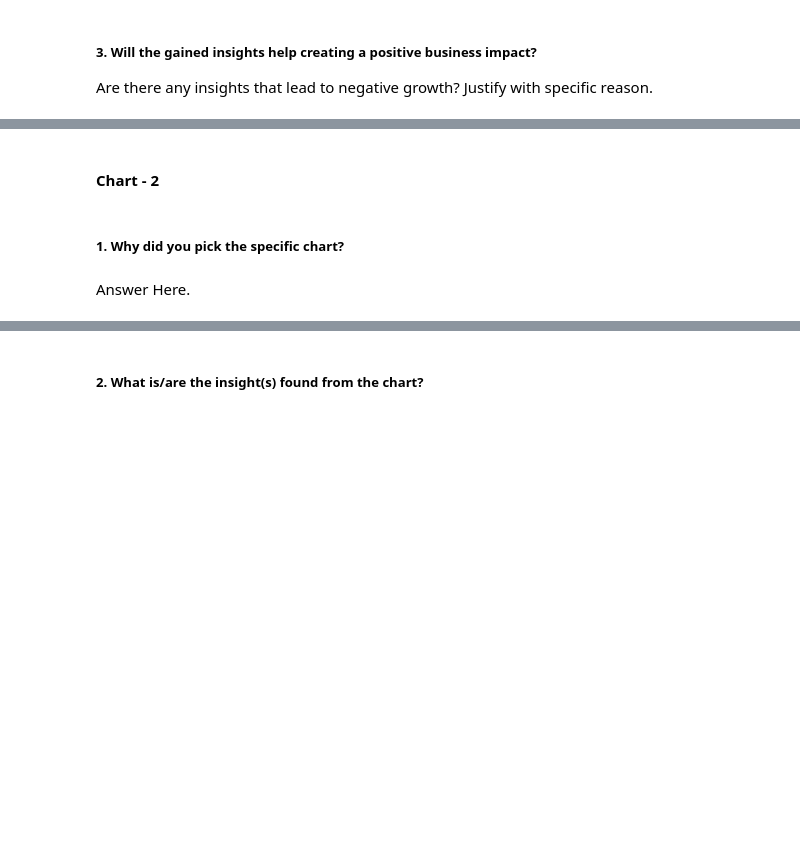
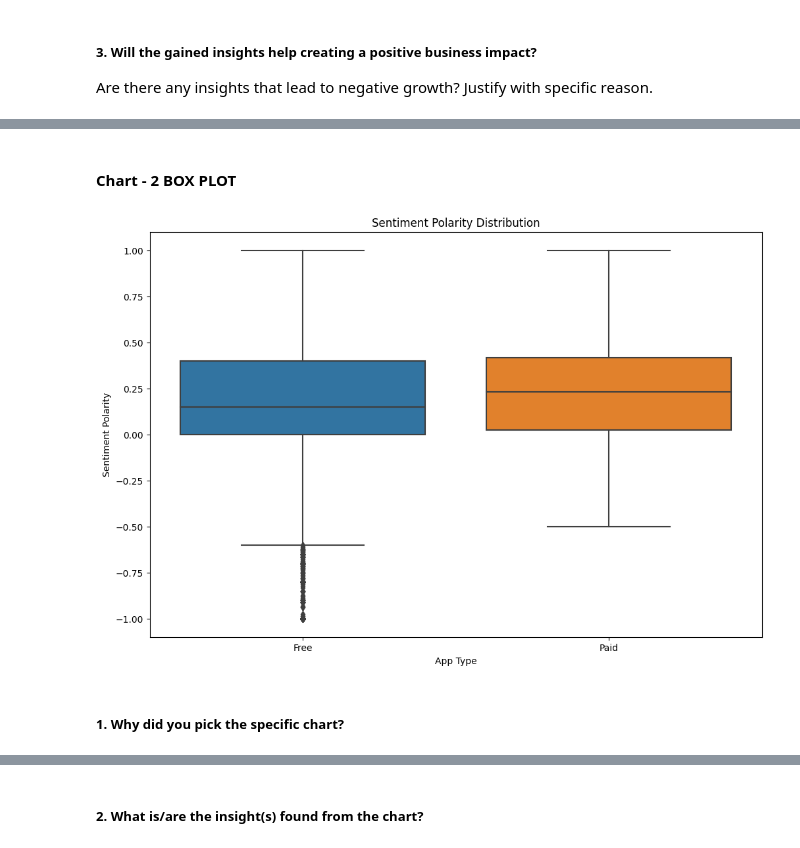
Before and after one commit to Soni8dstats/data-projects, a Jupyter notebook: Soni_Verma_EDA_Play_Store_App_Review_Analysis.ipynb, the cells around one changed output, grey strips where cells are left out. Drawn from its saved outputs; the diff is of its cells as text; code cells hidden in the pictures; blank space fills up the shorter version.

```diff
--- a/Soni_Verma_EDA_Play_Store_App_Review_Analysis.ipynb
+++ b/Soni_Verma_EDA_Play_Store_App_Review_Analysis.ipynb
@@ -516,2 +698,2 @@ Answer Here
 # %% [markdown]
-#### Chart - 2
+#### Chart - 2 BOX PLOT
@@ -520,4 +700,17 @@ Answer Here
+# %%
+# Create a box plot using seaborn with groupby
+fig, ax = plt.subplots()
+fig.set_size_inches(12, 8)
+sns.boxplot(x='Type', y='Sentiment_Polarity', data=mergedf, ax=ax)
+
+# Set title and labels
+ax.set_title('Sentiment Polarity Distribution')
+ax.set_xlabel('App Type')
+ax.set_ylabel('Sentiment Polarity')
+
+# Show the plot
+plt.show()
+# %% [output]
+[figure, added]
 # %% [markdown]
 ##### 1. Why did you pick the specific chart?
-# %% [markdown]
-Answer Here.
```
Also changed, not shown: parts of 173 cells of this notebook.
